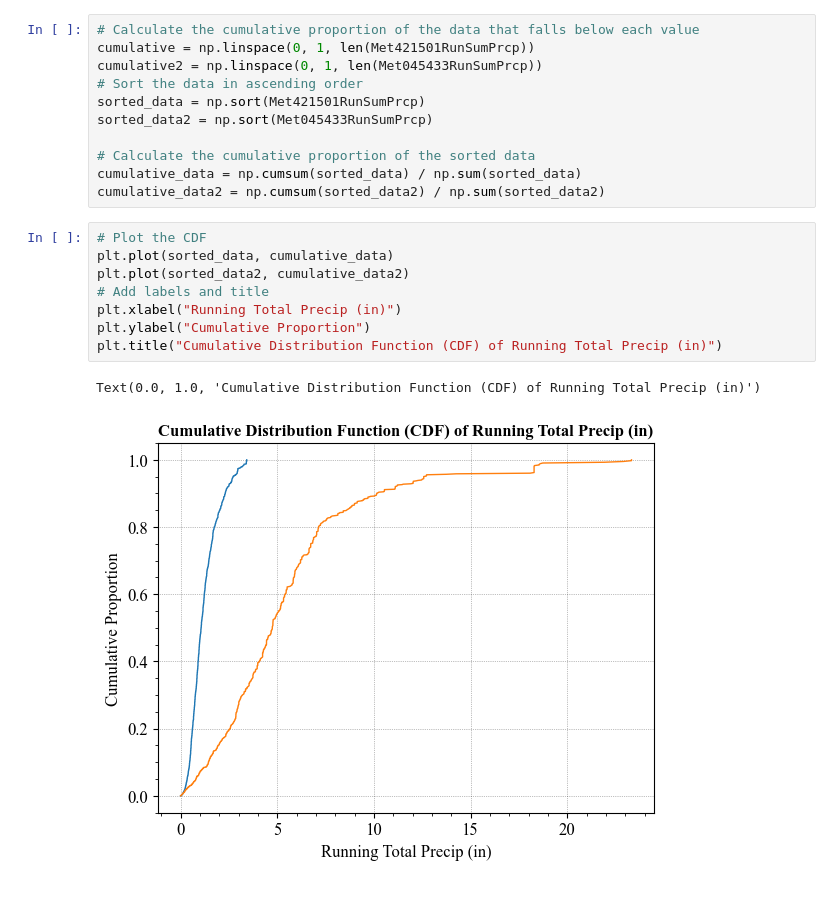
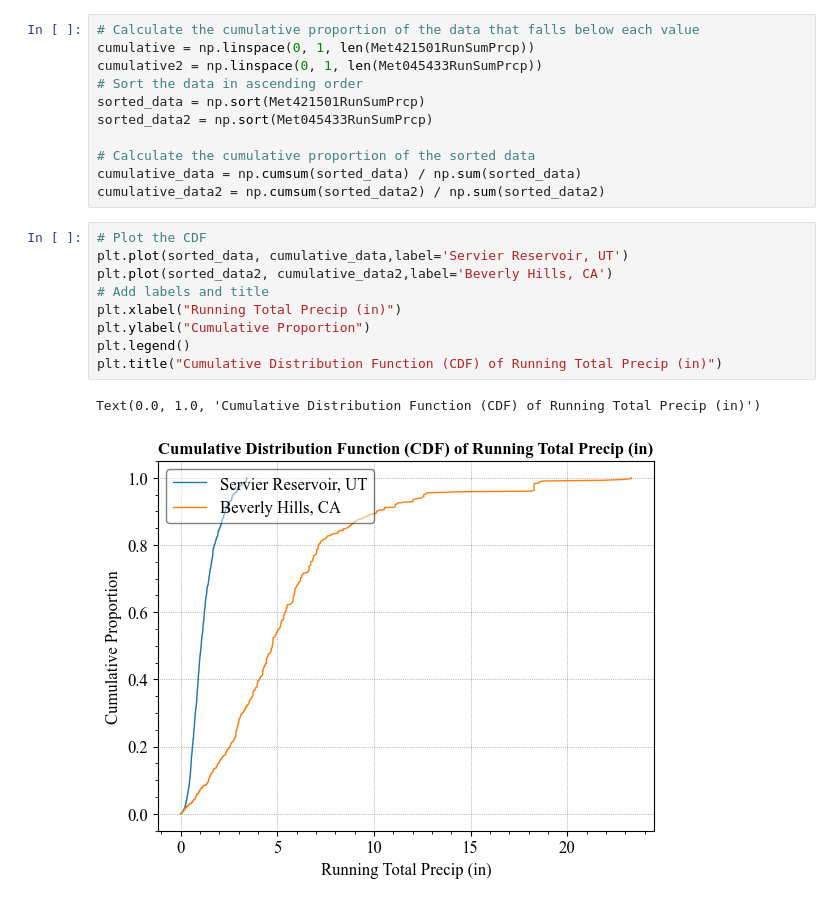
Before and after one commit to firelab/NFDRS4-TechDoc, a Jupyter notebook: NFDRSV4-TechDoc-LiveFuelMoistureEvaluation-Calibration.ipynb, the cells around one changed output. Drawn from its saved outputs; the diff is of its cells as text.

```diff
--- a/NFDRSV4-TechDoc-LiveFuelMoistureEvaluation-Calibration.ipynb
+++ b/NFDRSV4-TechDoc-LiveFuelMoistureEvaluation-Calibration.ipynb
@@ -737,15 +904,16 @@ cumulative_data = np.cumsum(sorted_data) / np.sum(sorted_data)
 cumulative_data2 = np.cumsum(sorted_data2) / np.sum(sorted_data2)
 # %%
 # Plot the CDF
-plt.plot(sorted_data, cumulative_data)
-plt.plot(sorted_data2, cumulative_data2)
+plt.plot(sorted_data, cumulative_data,label='Servier Reservoir, UT')
+plt.plot(sorted_data2, cumulative_data2,label='Beverly Hills, CA')
 # Add labels and title
 plt.xlabel("Running Total Precip (in)")
 plt.ylabel("Cumulative Proportion")
+plt.legend()
 plt.title("Cumulative Distribution Function (CDF) of Running Total Precip (in)")
 # %% [output]
 Text(0.0, 1.0, 'Cumulative Distribution Function (CDF) of Running Total Precip (in)')
-[figure, old version]
+[figure, new version]
 # %%
 ## Look up the percentiles of Cum Rainfall
 print(stats.percentileofscore(Met421501.RunSumPrcp.dropna(), 0.393701))
```
Also changed, not shown: parts of 92 cells of this notebook, 8 other files.
